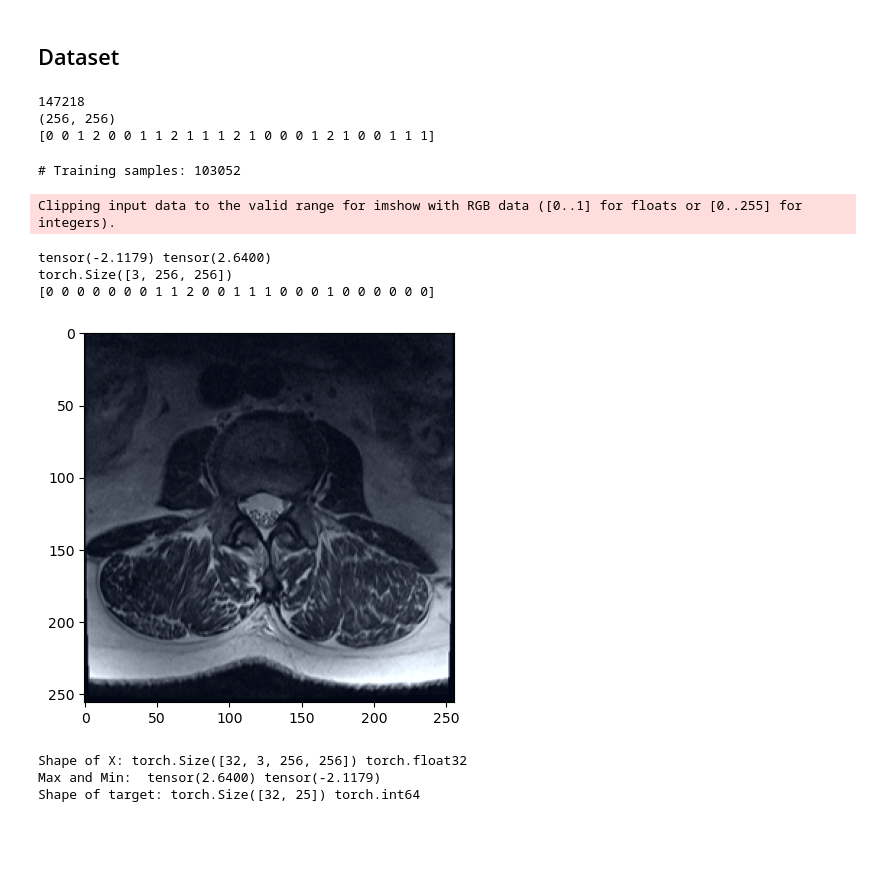
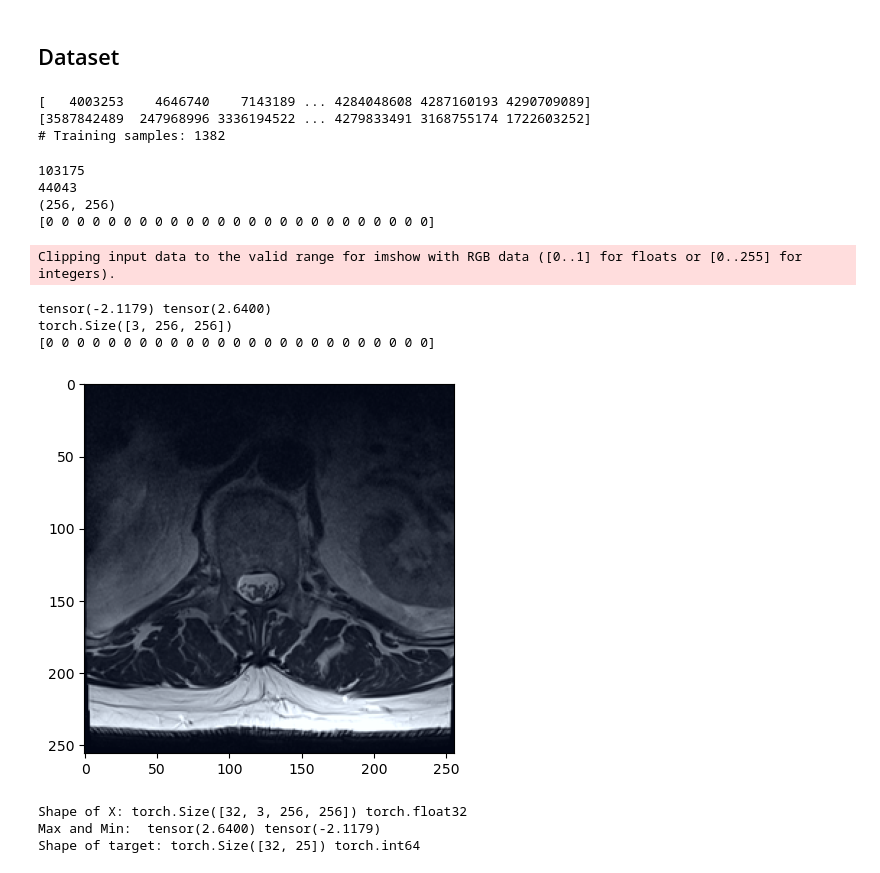
Before and after one commit to m5k5/RSNA2024, a Jupyter notebook: conditionClassifierAll.ipynb, the cells around one changed output. Saved outputs shown, nothing was run; the diff lists cells and outputs as text; code cells hidden in the pictures; blank space fills up the shorter version.

Commit message:
new Training

```diff
--- a/conditionClassifierAll.ipynb
+++ b/conditionClassifierAll.ipynb
@@ -151,37 +208,62 @@ _ = plt.colorbar()
 [figure]
 # %% [markdown]
 ## Dataset
+# %%
+TRAIN_TEST_SPLIT = 0.7
+
+allStudyIds = np.unique(df.index)
+print(allStudyIds)
+
+np.random.seed(5880)
+np.random.shuffle(allStudyIds)
+print(allStudyIds)
+
+split = int(len(allStudyIds)*TRAIN_TEST_SPLIT)
+print("# Training samples:",split)
+
+trainStudyIds = allStudyIds[0:split]
+valStudyIds = allStudyIds[split:]
+# %% [output]
+[   4003253    4646740    7143189 ... 4284048608 4287160193 4290709089]
+[3587842489  247968996 3336194522 ... 4279833491 3168755174 1722603252]
+# Training samples: 1382
 # %%
 if os.path.exists(os.path.join(DATA_PATH,"./dataCCAll.pkl")):
     with open(os.path.join(DATA_PATH,"./dataCCAll.pkl"), "rb") as f:
         dictData = pickle.load(f)
-        X,y = dictData["X"], dictData["y"],
+        XTrain,yTrain,XVal,yVal = dictData["XTrain"], dictData["yTrain"],dictData["XVal"],dictData["yVal"]
 else:
-    X=[]
-    y=[]
+    XTrain=[]
+    XVal=[]
+    yTrain=[]
+    yVal=[]
     for i,filePath in enumerate(tqdm(allFiles)):
         parts = filePath.split("\\")
         instance = int(parts[-1].replace(".dcm", ""))
         seriesId = int(parts[-2])
         studyId = int(parts[-3])
-        labelVec = np.zeros_like(allLabels)
-        for condition in allConditions:
-            labelVec += getLabelVector(condition, studyId)
+        labelVec = getLabelVector(studyId, seriesId, instance)
         im = dicomToArray(os.path.join(DATA_PATH, filePath))
 
-        X.append(im)
-        y.append(labelVec)
+        if studyId in trainStudyIds:
+            XTrain.append(im)
+            yTrain.append(labelVec)
+        else:
+            XVal.append(im)
+            yVal.append(labelVec)
 
     with open(os.path.join(DATA_PATH,"./dataCCAll.pkl"), "wb") as f:
-        pickle.dump({"X":X, "y":y}, f)
+        pickle.dump({"XTrain":XTrain, "yTrain":yTrain, "XVal":XVal, "yVal": yVal}, f)
 
-print(len(X))
-print(X[0].shape)
-print(y[0])
+print(len(XTrain))
+print(len(XVal))
+print(XTrain[0].shape)
+print(yTrain[0])
 # %% [output]
-147218
+103175
+44043
 (256, 256)
-[0 0 1 2 0 0 1 1 2 1 1 1 2 1 0 0 0 1 2 1 0 0 1 1 1]
+[0 0 0 0 0 0 0 0 0 0 0 0 0 0 0 0 0 0 0 0 0 0 0 0 0]
 # %%
 from torchvision.transforms import v2
 
@@ -202,18 +284,14 @@ transformsVal = v2.Compose([
     v2.Normalize(mean=[0.485, 0.456, 0.406], std=[0.229, 0.224, 0.225]),
 ])
 
-TRAIN_TEST_SPLIT = 0.7
 
 import random
-random.seed(186)
+random.seed(5584)
+trainData = list(zip(XTrain,yTrain))
+random.shuffle(trainData)
+valData = list(zip(XVal,yVal))
+random.shuffle(valData)
 
-split = int(len(X)*TRAIN_TEST_SPLIT)
-print("# Training samples:",split)
-dataShuffled = list(zip(X,y))
-random.shuffle(dataShuffled)
-
-trainData = dataShuffled[0:split]
-valData = dataShuffled[split::]
 
 # trainData = trainData[0:300]
 # valData = valData[0:300]
@@ -236,24 +314,22 @@ def generatorVal():
 # def generatorAll():
 #     for id in allIds:
 #         yield getData(id)
-# %% [output]
-# Training samples: 103052
 # %%
 g = generator()
 gVal = generatorVal()
 testInstance = next(g)
 testInstanceVal = next(gVal)
 
-plt.imshow((torch.moveaxis(testInstance[0], 0,-1)*0.225)+0.485)
+plt.imshow((torch.moveaxis(testInstance[0], 0,-1)*0.225)+0.485, cmap="viridis")
 print(torch.min(testInstance[0]), torch.max(testInstance[0]))
 print(testInstance[0].shape)
 print(testInstance[1])
 # %% [output]
 Clipping input data to the valid range for imshow with RGB data ([0..1] for floats or [0..255] for integers).
 tensor(-2.1179) tensor(2.6400)
 torch.Size([3, 256, 256])
-[0 0 0 0 0 0 0 1 1 2 0 0 1 1 1 0 0 0 1 0 0 0 0 0 0]
+[0 0 0 0 0 0 0 0 0 0 0 0 0 0 0 0 0 0 0 0 0 0 0 0 0]
-[figure, old version]
+[figure, new version]
 # %%
 BATCH_SIZE = 32
 
```
Also changed, not shown: parts of 14 cells of this notebook, 2 other files.
